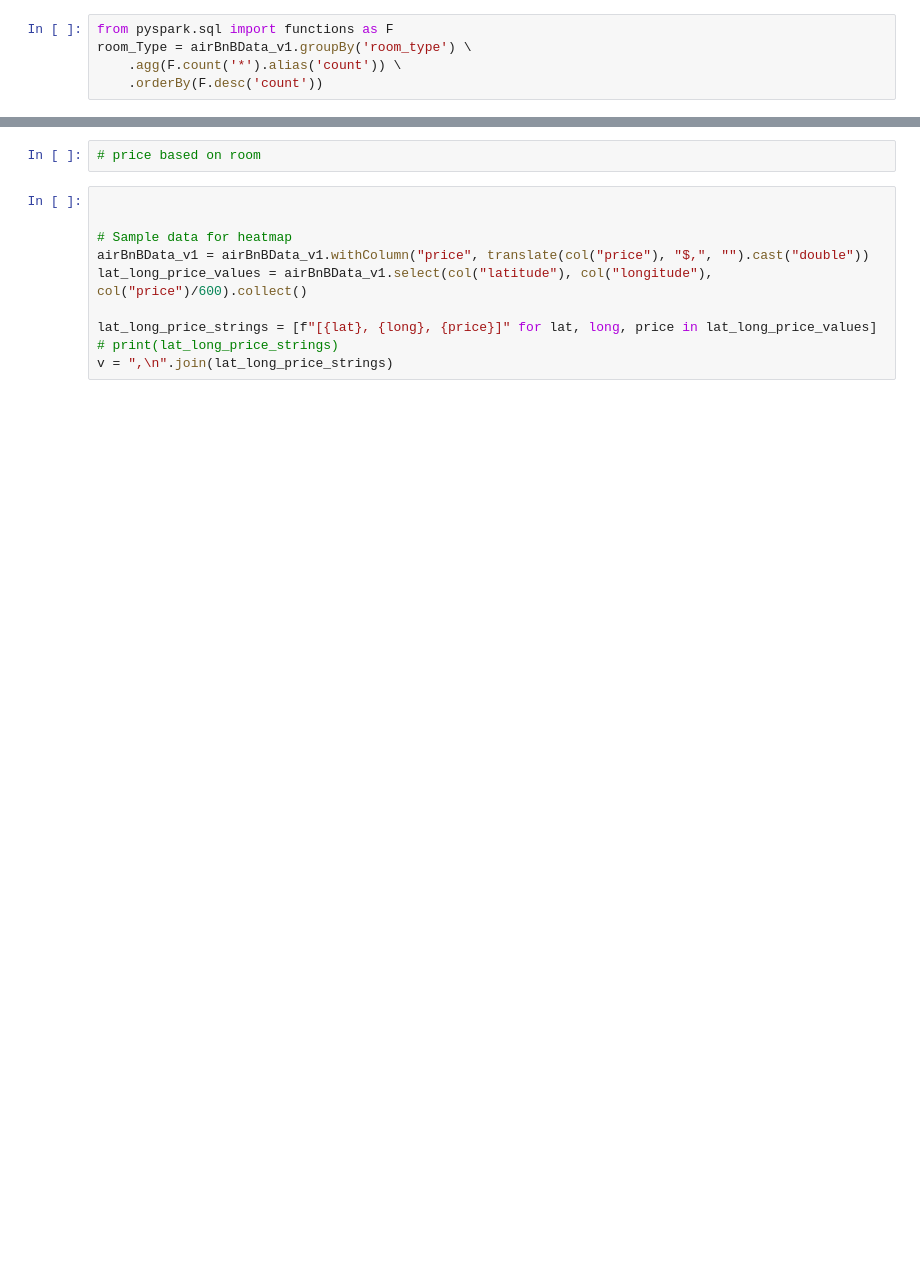
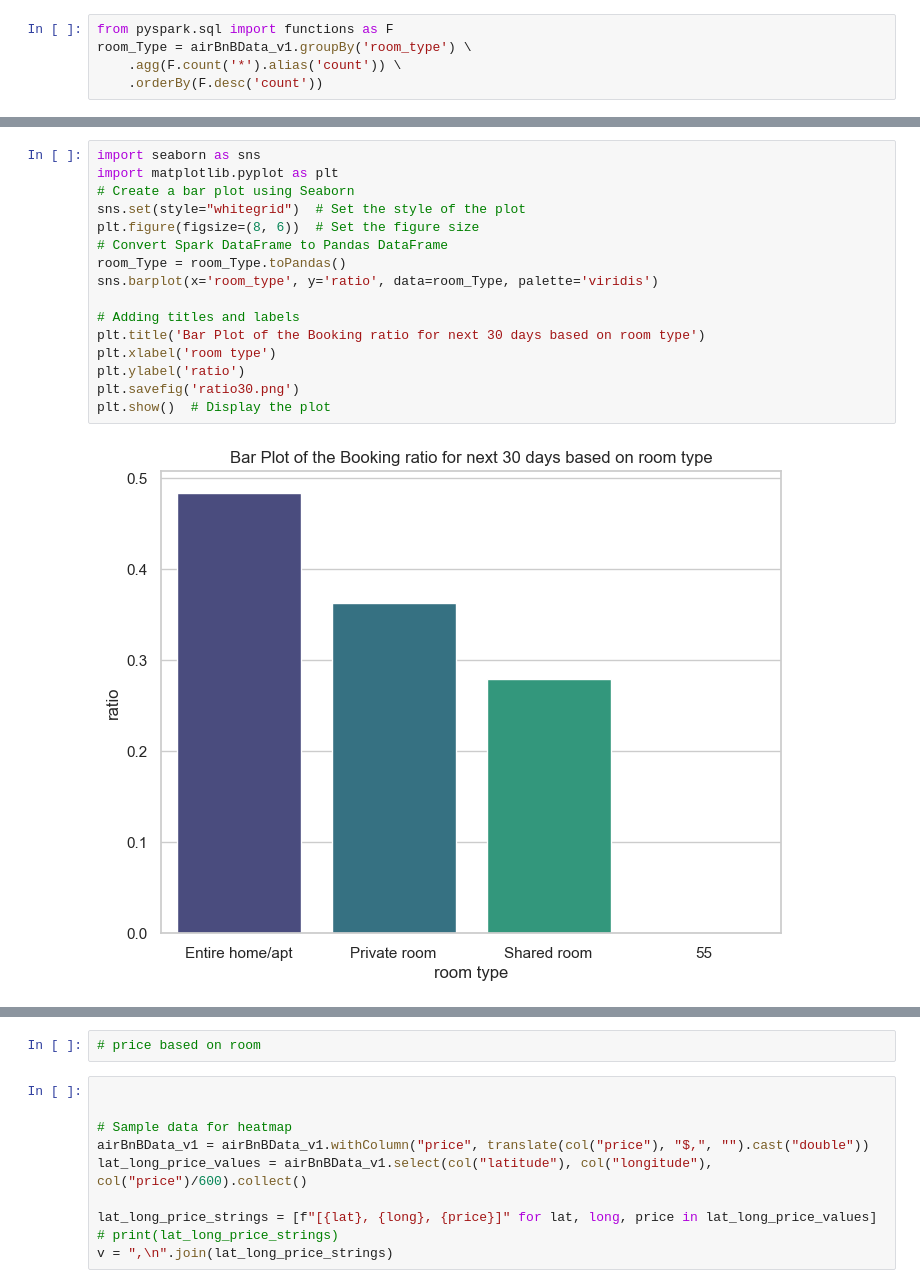
Before and after one commit to BadrKhamis/regressionWithMLFlow, a Jupyter notebook: regressionMLFlow.ipynb, the cells around one changed output, grey strips where cells are left out. Saved outputs shown, nothing was run; the diff lists cells and outputs as text; blank space fills up the shorter version.

```diff
--- a/regressionMLFlow.ipynb
+++ b/regressionMLFlow.ipynb
@@ -174,0 +126,18 @@ plt.show()  # Display the plot
+# %%
+import seaborn as sns
+import matplotlib.pyplot as plt
+# Create a bar plot using Seaborn
+sns.set(style="whitegrid")  # Set the style of the plot
+plt.figure(figsize=(8, 6))  # Set the figure size
+# Convert Spark DataFrame to Pandas DataFrame
+room_Type = room_Type.toPandas()
+sns.barplot(x='room_type', y='ratio', data=room_Type, palette='viridis')
+
+# Adding titles and labels
+plt.title('Bar Plot of the Booking ratio for next 30 days based on room type')
+plt.xlabel('room type')
+plt.ylabel('ratio')
+plt.savefig('ratio30.png')
+plt.show()  # Display the plot
+# %% [output]
+[figure, added]
```
Also changed, not shown: parts of 12 cells of this notebook, 2 other files.
